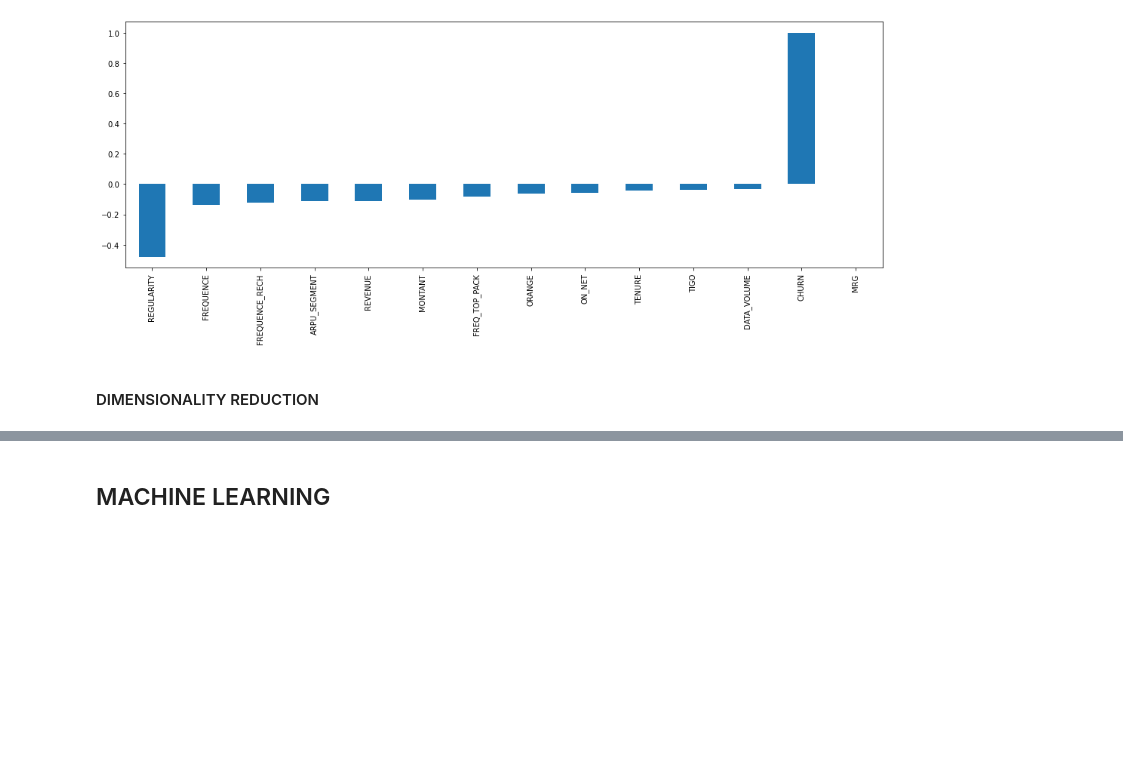
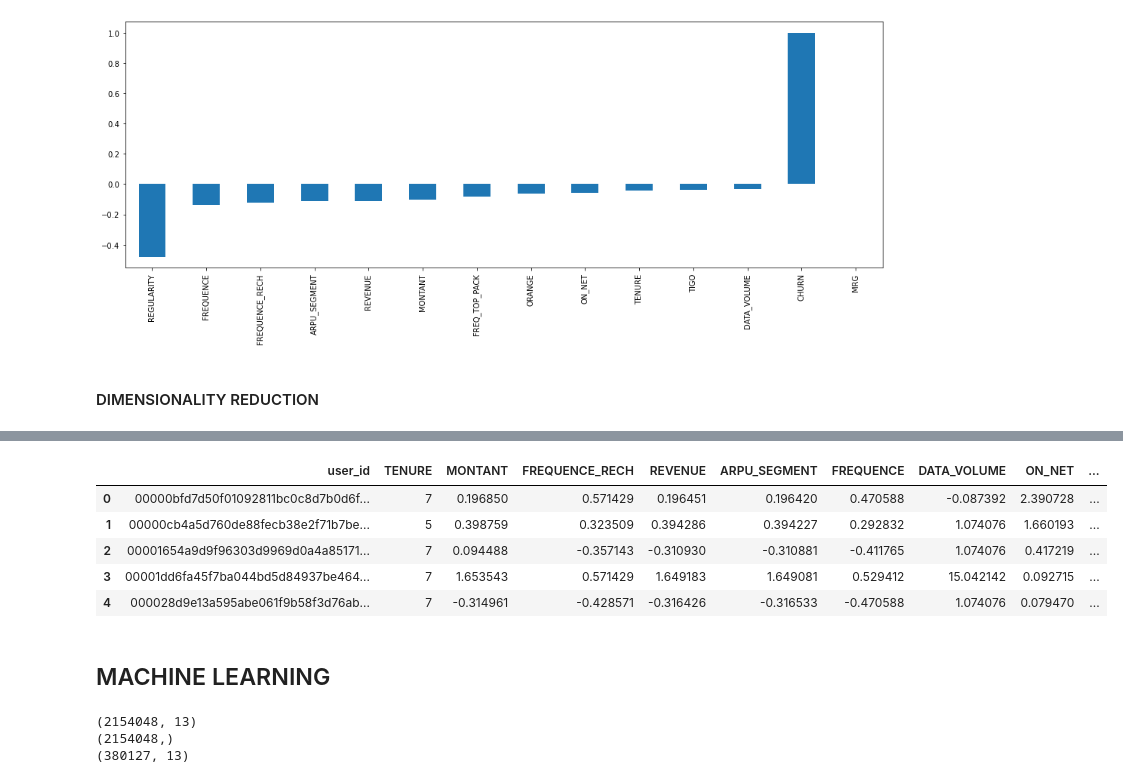
Before and after one commit to Kwabena-Kobiri/Expresso-prediction, a Jupyter notebook: Expresso_Churn_Prediction_With_Tensorflow.ipynb, the cells around one changed output, grey strips where cells are left out. Cells and saved outputs as stored; diff of their text form; code cells hidden in the pictures; blank space fills up the shorter version.

```diff
--- a/Expresso_Churn_Prediction_With_Tensorflow.ipynb
+++ b/Expresso_Churn_Prediction_With_Tensorflow.ipynb
@@ -469,3 +479,24 @@ Test.head()
 | 2 | 000081dd3245e6869a4a9c574c7050e7b... | 7 | 0.047244 | 1.285714 | 0.062982 | 0.062825 | 1.0625 | 2.38939 | -0.177632 | ... |
 | 3 | 0000b76d2145d9445d9ff6b65c9ebc419... | 7 | NaN | NaN | NaN | NaN | NaN | NaN | NaN | ... |
 | 4 | 0000bae5480628cf8fe51ad84bcb39772... | 7 | NaN | NaN | NaN | NaN | NaN | NaN | NaN | ... |
+# %%
+# Filling out all NaN data points in Train data
+Train['MONTANT'].fillna((Train['MONTANT'].mean()), inplace=True)
+Train['FREQUENCE_RECH'].fillna((Train['FREQUENCE_RECH'].mean()), inplace=True)
+Train['REVENUE'].fillna((Train['REVENUE'].mean()), inplace=True)
+Train['ARPU_SEGMENT'].fillna((Train['ARPU_SEGMENT'].mean()), inplace=True)
+Train['FREQUENCE'].fillna((Train['FREQUENCE'].mean()), inplace=True)
+Train['DATA_VOLUME'].fillna((Train['DATA_VOLUME'].mean()), inplace=True)
+Train['ON_NET'].fillna((Train['ON_NET'].mean()), inplace=True)
+Train['ORANGE'].fillna((Train['ORANGE'].mean()), inplace=True)
+Train['TIGO'].fillna((Train['TIGO'].mean()), inplace=True)
+Train['FREQ_TOP_PACK'].fillna((Train['FREQ_TOP_PACK'].mean()), inplace=True)
+# %%
+Train.head()
+# %% [output]
+|  | user_id | TENURE | MONTANT | FREQUENCE_RECH | REVENUE | ARPU_SEGMENT | FREQUENCE | DATA_VOLUME | ON_NET | ... |
+| 0 | 00000bfd7d50f01092811bc0c8d7b0d6f... | 7 | 0.196850 | 0.571429 | 0.196451 | 0.196420 | 0.470588 | -0.087392 | 2.390728 | ... |
+| 1 | 00000cb4a5d760de88fecb38e2f71b7be... | 5 | 0.398759 | 0.323509 | 0.394286 | 0.394227 | 0.292832 | 1.074076 | 1.660193 | ... |
+| 2 | 00001654a9d9f96303d9969d0a4a85171... | 7 | 0.094488 | -0.357143 | -0.310930 | -0.310881 | -0.411765 | 1.074076 | 0.417219 | ... |
+| 3 | 00001dd6fa45f7ba044bd5d84937be464... | 7 | 1.653543 | 0.571429 | 1.649183 | 1.649081 | 0.529412 | 15.042142 | 0.092715 | ... |
+| 4 | 000028d9e13a595abe061f9b58f3d76ab... | 7 | -0.314961 | -0.428571 | -0.316426 | -0.316533 | -0.470588 | 1.074076 | 0.079470 | ... |
@@ -479,13 +523,17 @@ from sklearn.metrics import accuracy_score,confusion_matrix,recall_score,precisi
 from sklearn.utils import shuffle
 # %%
 # Separating the train data file into its component features and target variable
-train = shuffle(train)
+Train = shuffle(Train)
 dropcols = ['user_id', 'CHURN']
-y = train['CHURN']                            # Target variable
-x = train.drop(columns=dropcols, axis=1)      # Other features
-#test = test.drop(columns=['user_id'], axis=1) #you will use this for predicting and submitting the result from the model
+y = Train['CHURN']                            # Target variable
+x = Train.drop(columns=dropcols, axis=1)      # Other features
+Test = Test.drop(columns=['user_id'], axis=1) #you will use this for predicting and submitting the result from the model
 
 # Viewing the shapes of the resulting data files
 print(x.shape)
 print(y.shape)
-print(test.shape)
+print(Test.shape)
+# %% [output]
+(2154048, 13)
+(2154048,)
+(380127, 13)
```
Also changed, not shown: parts of 17 cells of this notebook.
